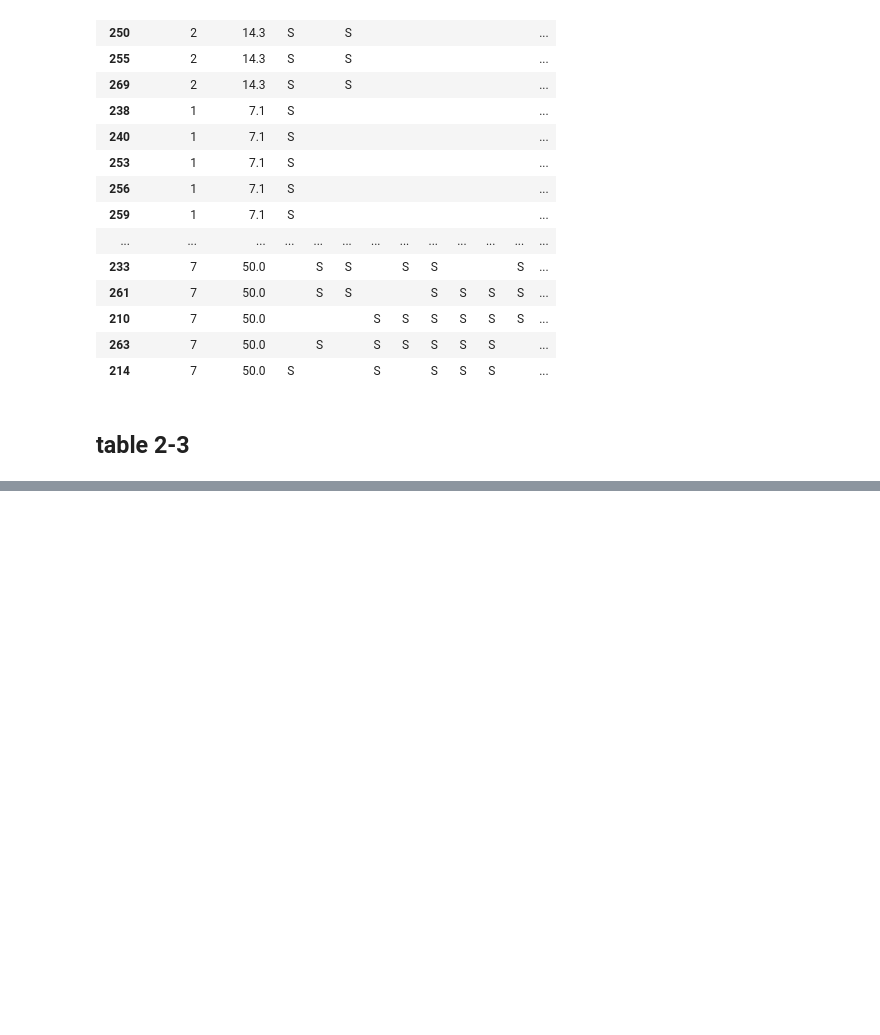
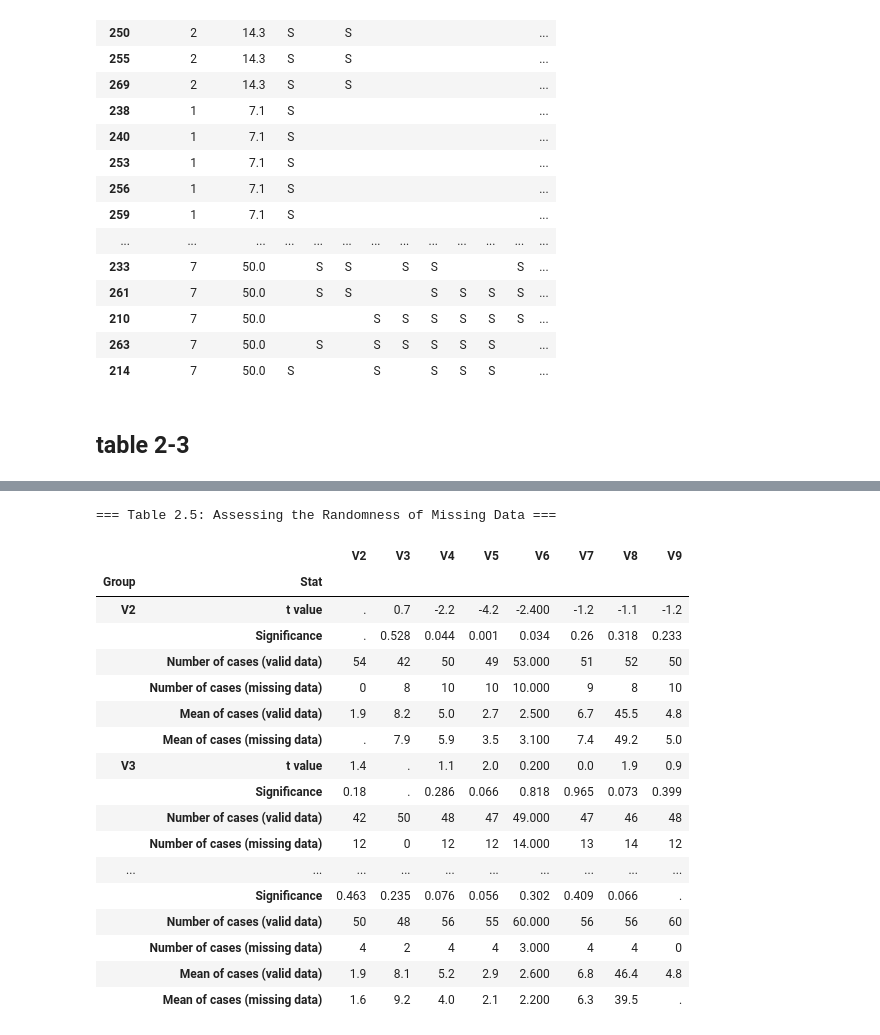
Before and after one commit to Xin95172/Personal-Project, a Jupyter notebook: 多變量分析/main.ipynb, the cells around one changed output, grey strips where cells are left out. Drawn from its saved outputs; the diff is of its cells as text; code cells hidden in the pictures; blank space fills up the shorter version.

```diff
--- a/多變量分析/main.ipynb
+++ b/多變量分析/main.ipynb
@@ -246,0 +338,80 @@ display(HTML(table_2_3))
+# %%
+# === Table 2.5: Assessing the Randomness of Missing Data (Final Corrected) ===
+from scipy.stats import ttest_ind
+
+# 1. 定義變數
+grouping_vars = ['V2', 'V3', 'V4', 'V5', 'V7', 'V8', 'V9']
+test_vars = ['V2', 'V3', 'V4', 'V5', 'V6', 'V7', 'V8', 'V9']
+
+results = []
+
+for g_var in grouping_vars:
+    # 分組
+    mask_missing = df_reduced[g_var].isnull()
+    group_valid = df_reduced[~mask_missing]
+    group_missing = df_reduced[mask_missing]
+
+    # 初始化 6 列
+    row_t = {'Group': g_var, 'Stat': 't value'}
+    row_p = {'Group': g_var, 'Stat': 'Significance'}
+    row_n_val = {'Group': g_var, 'Stat': 'Number of cases (valid data)'}
+    row_n_mis = {'Group': g_var, 'Stat': 'Number of cases (missing data)'}
+    row_m_val = {'Group': g_var, 'Stat': 'Mean of cases (valid data)'}
+    row_m_mis = {'Group': g_var, 'Stat': 'Mean of cases (missing data)'}
+
+    for t_var in test_vars:
+        # 取出數據
+        data_valid = group_valid[t_var].dropna()
+        data_missing = group_missing[t_var].dropna()
+
+        # 1. 計算個數 (N)
+        n1 = len(data_valid)
+        n2 = len(data_missing)
+        row_n_val[t_var] = n1
+        row_n_mis[t_var] = n2
+
+        # 2. 計算平均數 (Mean)
+        if n1 > 0: row_m_val[t_var] = round(data_valid.mean(), 1)
+        if n2 > 0: row_m_mis[t_var] = round(data_missing.mean(), 1)
+
+        # 3. 進行 T 檢定 (對角線不做，樣本不足不做)
+        if g_var != t_var and n1 > 1 and n2 > 1:
+            # 使用 Welch's t-test (equal_var=False) 以符合 SPSS 常見設定
+            t_stat, p_val = ttest_ind(data_valid, data_missing, equal_var=False)
+            row_t[t_var] = round(t_stat, 1)
+            row_p[t_var] = round(p_val, 3)
+        else:
+            # 對角線或無法計算時，填入 '.'
+            row_t[t_var] = '.'
+            row_p[t_var] = '.'
+
+    results.extend([row_t, row_p, row_n_val, row_n_mis, row_m_val, row_m_mis])
+
+# 格式化輸出
+table_2_5 = pd.DataFrame(results)
+table_2_5 = table_2_5.set_index(['Group', 'Stat'])
+table_2_5 = table_2_5[test_vars] # 確保欄位順序
+
+print("=== Table 2.5: Assessing the Randomness of Missing Data ===")
+# 顯示時把 NaN 換成 '.'
+display(table_2_5.fillna('.'))
+# %% [output]
+=== Table 2.5: Assessing the Randomness of Missing Data ===
+|  |  | V2 | V3 | V4 | V5 | V6 | V7 | V8 | V9 |
+| Group | Stat |  |  |  |  |  |  |  |  |
+| V2 | t value | . | 0.7 | -2.2 | -4.2 | -2.400 | -1.2 | -1.1 | -1.2 |
+|  | Significance | . | 0.528 | 0.044 | 0.001 | 0.034 | 0.26 | 0.318 | 0.233 |
+|  | Number of cases (valid data) | 54 | 42 | 50 | 49 | 53.000 | 51 | 52 | 50 |
+|  | Number of cases (missing data) | 0 | 8 | 10 | 10 | 10.000 | 9 | 8 | 10 |
+|  | Mean of cases (valid data) | 1.9 | 8.2 | 5.0 | 2.7 | 2.500 | 6.7 | 45.5 | 4.8 |
+|  | Mean of cases (missing data) | . | 7.9 | 5.9 | 3.5 | 3.100 | 7.4 | 49.2 | 5.0 |
+| V3 | t value | 1.4 | . | 1.1 | 2.0 | 0.200 | 0.0 | 1.9 | 0.9 |
+|  | Significance | 0.18 | . | 0.286 | 0.066 | 0.818 | 0.965 | 0.073 | 0.399 |
+|  | Number of cases (valid data) | 42 | 50 | 48 | 47 | 49.000 | 47 | 46 | 48 |
+|  | Number of cases (missing data) | 12 | 0 | 12 | 12 | 14.000 | 13 | 14 | 12 |
+| ... | ... | ... | ... | ... | ... | ... | ... | ... | ... |
+|  | Significance | 0.463 | 0.235 | 0.076 | 0.056 | 0.302 | 0.409 | 0.066 | . |
+|  | Number of cases (valid data) | 50 | 48 | 56 | 55 | 60.000 | 56 | 56 | 60 |
+|  | Number of cases (missing data) | 4 | 2 | 4 | 4 | 3.000 | 4 | 4 | 0 |
+|  | Mean of cases (valid data) | 1.9 | 8.1 | 5.2 | 2.9 | 2.600 | 6.8 | 46.4 | 4.8 |
+|  | Mean of cases (missing data) | 1.6 | 9.2 | 4.0 | 2.1 | 2.200 | 6.3 | 39.5 | . |
```
Also changed, not shown: parts of 20 cells of this notebook.
